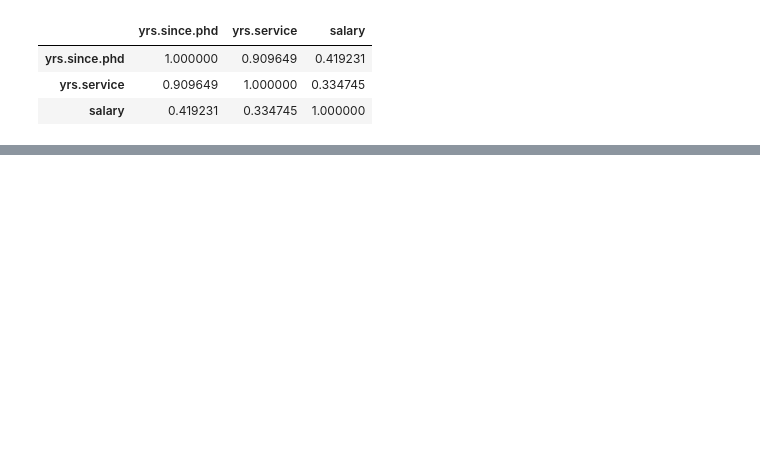
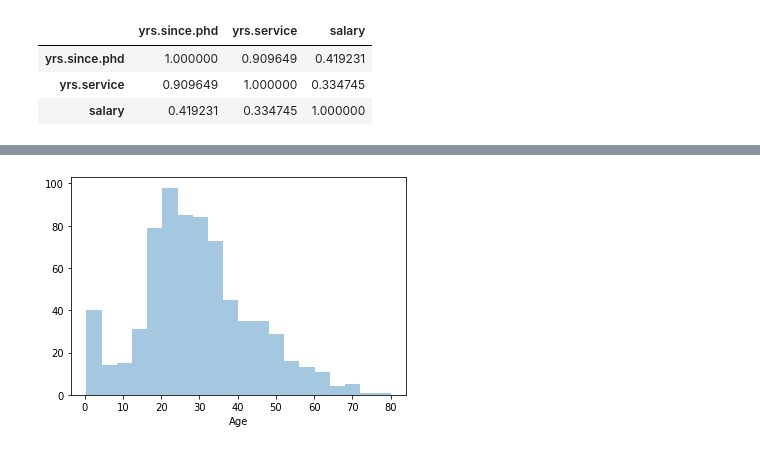
Before and after one commit to guisolski/projetos-Python, a Jupyter notebook: arquivos/jypther/dataScienceClasses.ipynb, the cells around one changed output, grey strips where cells are left out. Cells and saved outputs as stored; diff of their text form; code cells hidden in the pictures; blank space fills up the shorter version.

```diff
--- a/arquivos/jypther/dataScienceClasses.ipynb
+++ b/arquivos/jypther/dataScienceClasses.ipynb
@@ -378,0 +434,6 @@ df.corr()
+# %%
+#hist (seaborn) - > distplot (KDE -> probability)
+sns.distplot(df['Age'], kde=False)
+plt.show()
+# %% [output]
+[figure, added]
```
Also changed, not shown: parts of 36 cells of this notebook.
